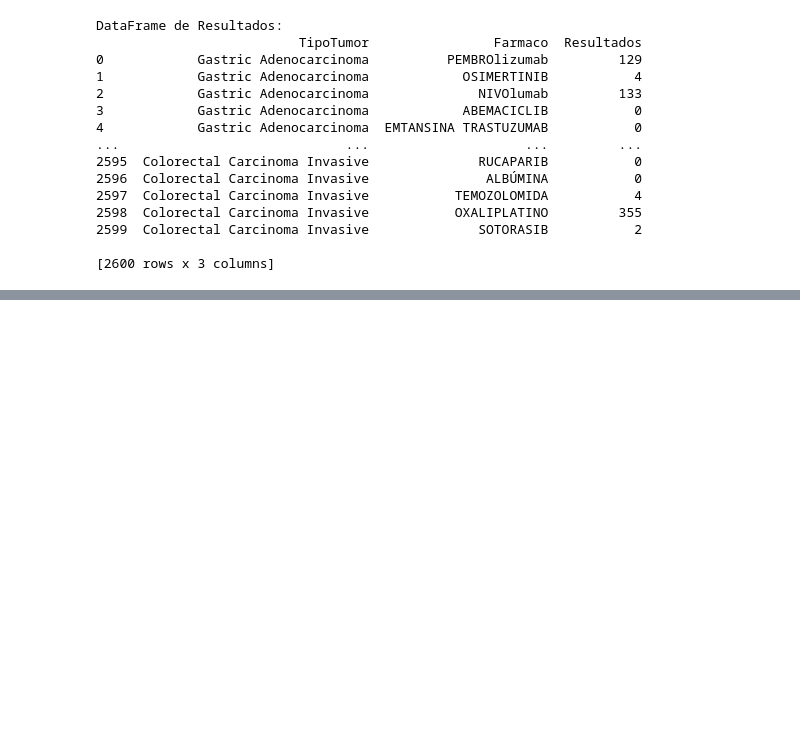
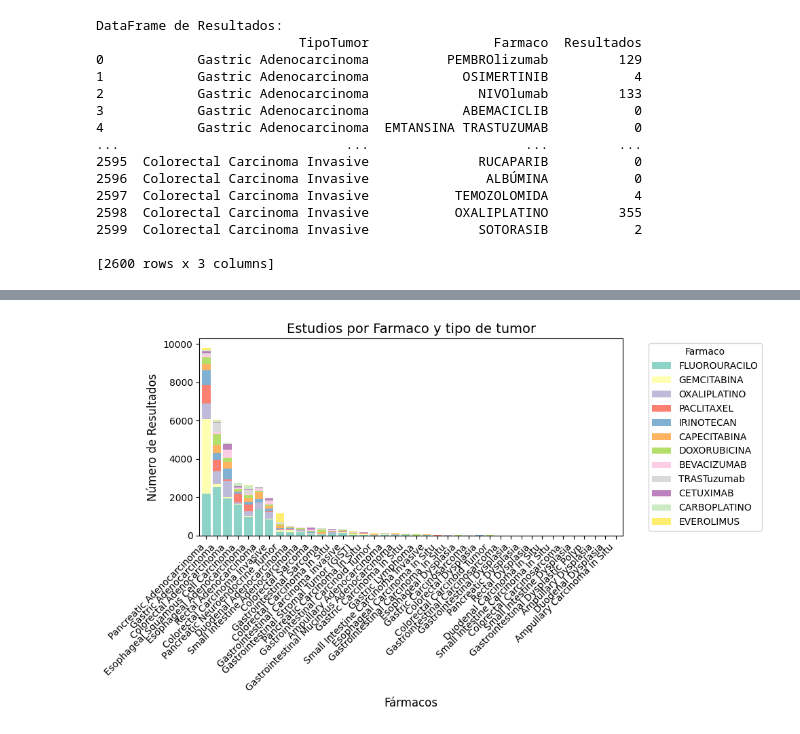
Before and after one commit to BreisOne/pharmacovigilance-literature-mining, a Jupyter notebook: pubmed-api.ipynb, the cells around one changed output, grey strips where cells are left out. Drawn from its saved outputs; the diff is of its cells as text; code cells hidden in the pictures; blank space fills up the shorter version.

Commit message:
feat(pubmed-api,openFDA): standardisation of the analysis pipeline using the pubmed API. Dataframe pre-processing and visualisation with pandas plot and matplotlib

```diff
--- a/pubmed-api.ipynb
+++ b/pubmed-api.ipynb
@@ -115,0 +81,2 @@ plt.show()
+# %%
+results_df = pd.read_csv("resultados_pubmed.csv")
@@ -115,0 +132,19 @@ plt.show()
+# %%
+# Visualizar los resultados de cada farmaco en función del tipo de tumor
+
+# Configura la paleta de colores única para cada fármaco con Seaborn
+colors = sns.color_palette("Set3", n_colors=len(top_farmacos))
+
+# Creamos un gráfico de barras apiladas
+ax = results_df_wide.plot(kind='bar', stacked=True, figsize=(10, 6), color = colors, width=0.8)
+
+# Añadimos etiquetas y título
+ax.set_xlabel('Fármacos', fontsize=12)
+ax.set_ylabel('Número de Resultados', fontsize=12)
+ax.set_title('Estudios por Farmaco y tipo de tumor', fontsize=14)
+ax.legend(title='Farmaco', bbox_to_anchor=(1.05, 1), loc='upper left')  # Colocar la leyenda a la derecha
+plt.xticks(rotation=45, ha='right')  # Rotar las etiquetas del eje x
+plt.tight_layout()  # Ajustar el diseño del gráfico
+plt.show()
+# %% [output]
+[figure, added]
```
Also changed, not shown: parts of 9 cells of this notebook, 5 other files.
